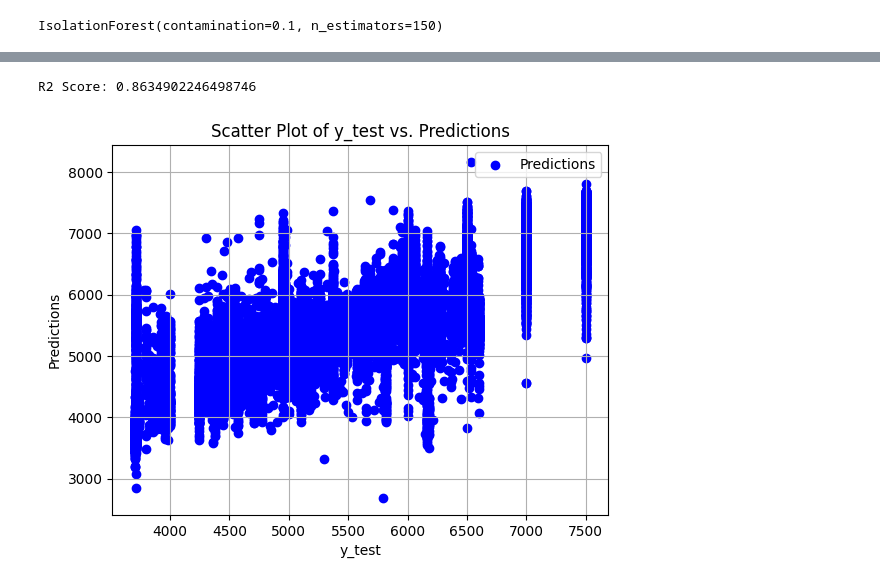
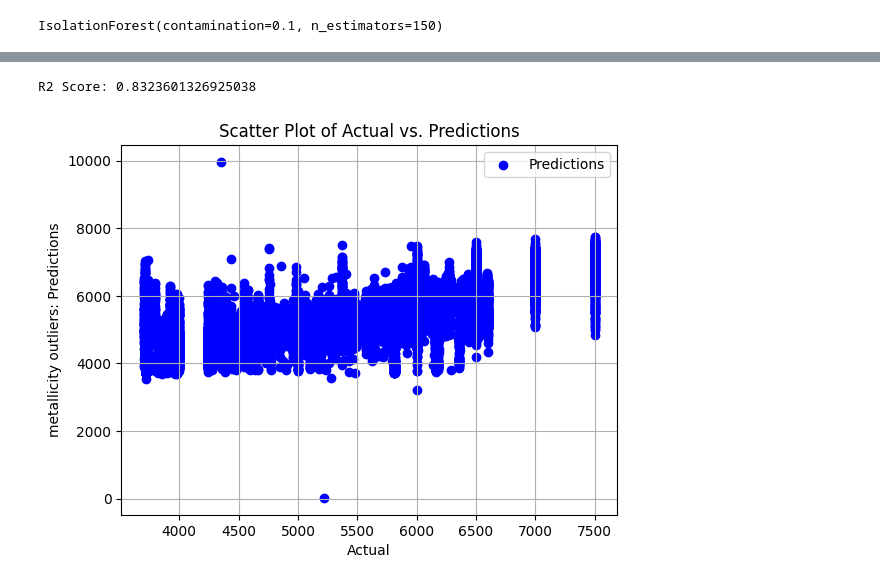
Before and after one commit to PhillipPhan1024/FRI-Feasibility-Study, a Jupyter notebook: neural_network_test.ipynb, the cells around one changed output, grey strips where cells are left out. Drawn from its saved outputs; the diff is of its cells as text; code cells hidden in the pictures.

```diff
--- a/neural_network_test.ipynb
+++ b/neural_network_test.ipynb
@@ -166,11 +157,12 @@ color_filters_df = color_filters_df[color_filters_df['anomaly'] == 1]
 
 #now do it u_g, g_r, r_i, i_z, metallicity
 #isoforest = IsolationForest(n_estimators=150, max_samples='auto',contamination=float(0.1), max_features=1.0)
-isoforest.fit(color_filters_df[["u_g"]])
+isoforest.fit(color_filters_df[["metallicity"]])
 # Prediction
-color_filters_df['anomalies_scores'] = isoforest.decision_function(color_filters_df[["u_g"]])
-color_filters_df['anomaly'] = isoforest.predict(color_filters_df[["u_g"]])
+color_filters_df['anomalies_scores'] = isoforest.decision_function(color_filters_df[["metallicity"]])
+color_filters_df['anomaly'] = isoforest.predict(color_filters_df[["metallicity"]])
 color_filters_df = color_filters_df[color_filters_df['anomaly'] == 1]
+
 # #now do for rest of inputs
 # # isoforest = IsolationForest(n_estimators=150, max_samples='auto',contamination=float(0.1), max_features=1.0)
 # isoforest.fit(color_filters_df[["g_r"]])
@@ -308,21 +300,21 @@ avg = avg / len(X_test)
 r2 = r2_score(y_test, predictions)
 print("R2 Score:", r2)
 # %% [output]
-R2 Score: 0.8634902246498746
+R2 Score: 0.8323601326925038
 # %%
 plt.scatter(y_test, predictions, c='b', marker='o', label='Predictions')
 
 # Add labels and a 1:1 line for reference
-plt.xlabel('y_test')
-plt.ylabel('Predictions')
+plt.xlabel('Actual')
+plt.ylabel('metallicity outliers: Predictions')
 plt.plot(color='red', linestyle='--', label='1:1 Line')
 
 # Add a legend
 plt.legend()
 
 # Show the plot
-plt.title("Scatter Plot of y_test vs. Predictions")
+plt.title("Scatter Plot of Actual vs. Predictions")
 plt.grid(True)
 plt.show()
 # %% [output]
-[figure, old version]
+[figure, new version]
```
Also changed, not shown: parts of 10 cells of this notebook, 4 other files.
